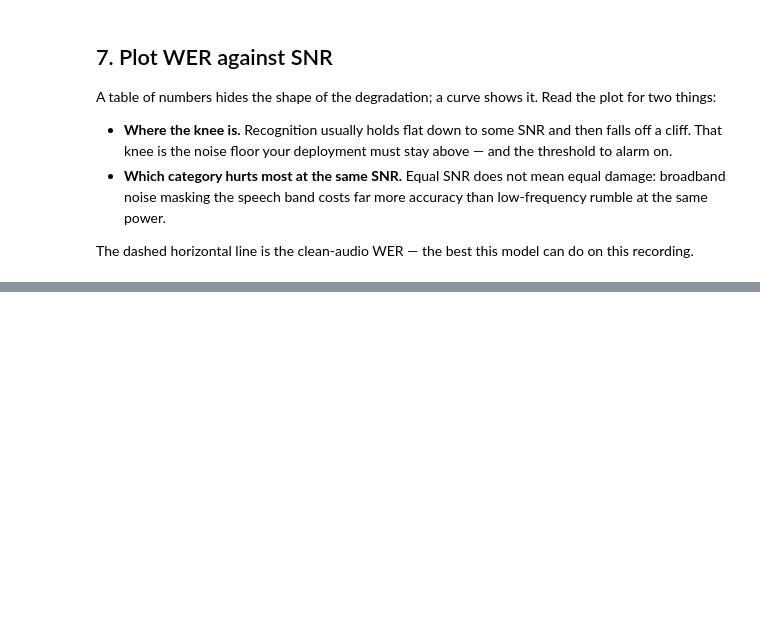
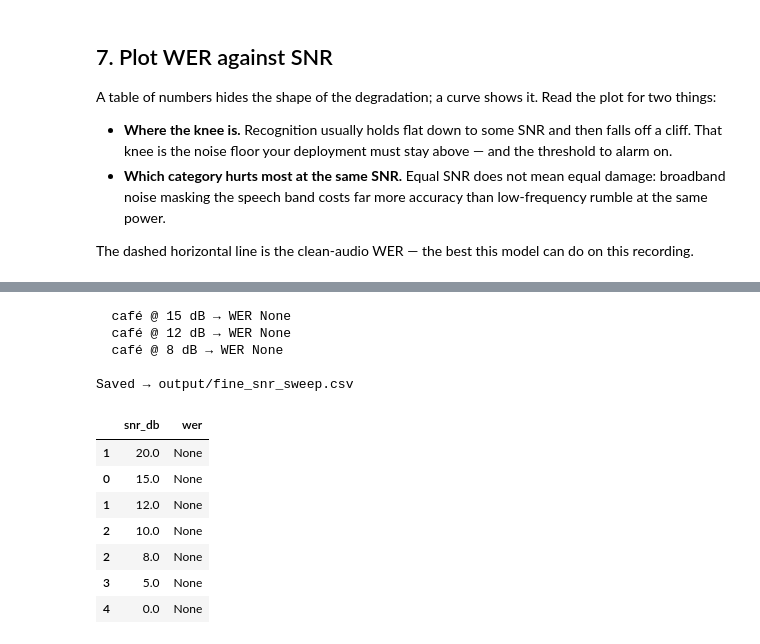
Before and after one commit to microsoft-foundry/model-releases, a Jupyter notebook: models/microsoft-ai/mai-transcribe-1.5/2026-06-02/mai-transcribe-1.5-noise-benchmark.ipynb, the cells around one changed output, grey strips where cells are left out. Saved outputs shown, nothing was run; the diff lists cells and outputs as text; code cells hidden in the pictures; blank space fills up the shorter version.

```diff
--- a/models/microsoft-ai/mai-transcribe-1.5/2026-06-02/mai-transcribe-1.5-noise-benchmark.ipynb
+++ b/models/microsoft-ai/mai-transcribe-1.5/2026-06-02/mai-transcribe-1.5-noise-benchmark.ipynb
@@ -537,0 +655,33 @@ print(f"Saved → {plot_path}")
+# %%
+fine_snrs = [15, 12, 8]
+fine_rows = []
+for snr_db in fine_snrs:
+    mixed = mix_at_snr(speech, NOISE_CATEGORIES["cafe"], snr_db)
+    path = MIX_DIR / f"cafe_{snr_db}dB.wav"
+    sf.write(path, mixed, TARGET_SR, subtype="PCM_16")
+    record = run(path, locales=[LOCALE])
+    wer, cer = score(REFERENCE, record["transcript"])
+    fine_rows.append({"snr_db": snr_db, "wer": wer, "cer": cer,
+                      "latency_s": record["latency_seconds"], "confidence": record["mean_confidence"]})
+    print(f"  café @ {snr_db} dB → WER {wer}")
+
+fine_df = pd.DataFrame(fine_rows)
+orig_cafe = benchmark[(benchmark["category"] == "cafe")][["snr_db", "wer"]].copy()
+combined = pd.concat([orig_cafe, fine_df[["snr_db", "wer"]]]).sort_values("snr_db", ascending=False)
+combined.to_csv(OUT_DIR / "fine_snr_sweep.csv", index=False)
+print(f"\nSaved → {OUT_DIR / 'fine_snr_sweep.csv'}")
+display(combined)
+# %% [output]
+  café @ 15 dB → WER None
+  café @ 12 dB → WER None
+  café @ 8 dB → WER None
+
+Saved → output/fine_snr_sweep.csv
+|  | snr_db | wer |
+| 1 | 20.0 | None |
+| 0 | 15.0 | None |
+| 1 | 12.0 | None |
+| 2 | 10.0 | None |
+| 2 | 8.0 | None |
+| 3 | 5.0 | None |
+| 4 | 0.0 | None |
```
Also changed, not shown: parts of 14 cells of this notebook, 7 other files.
